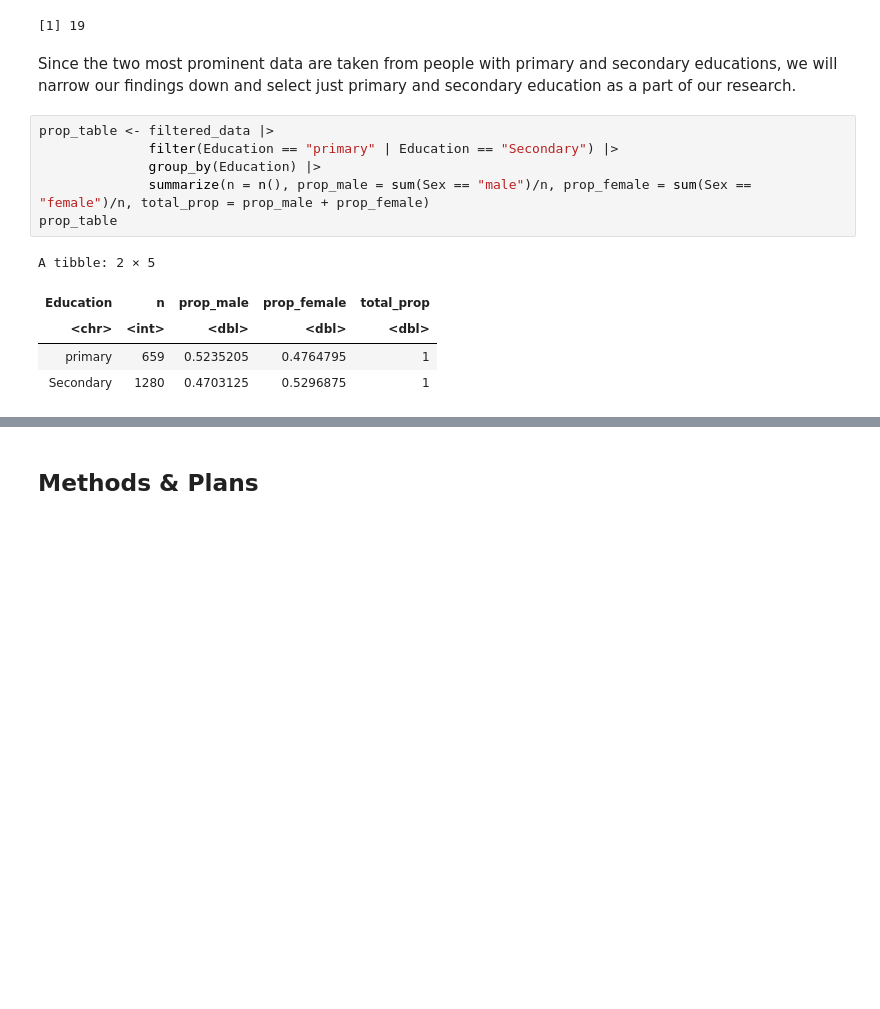
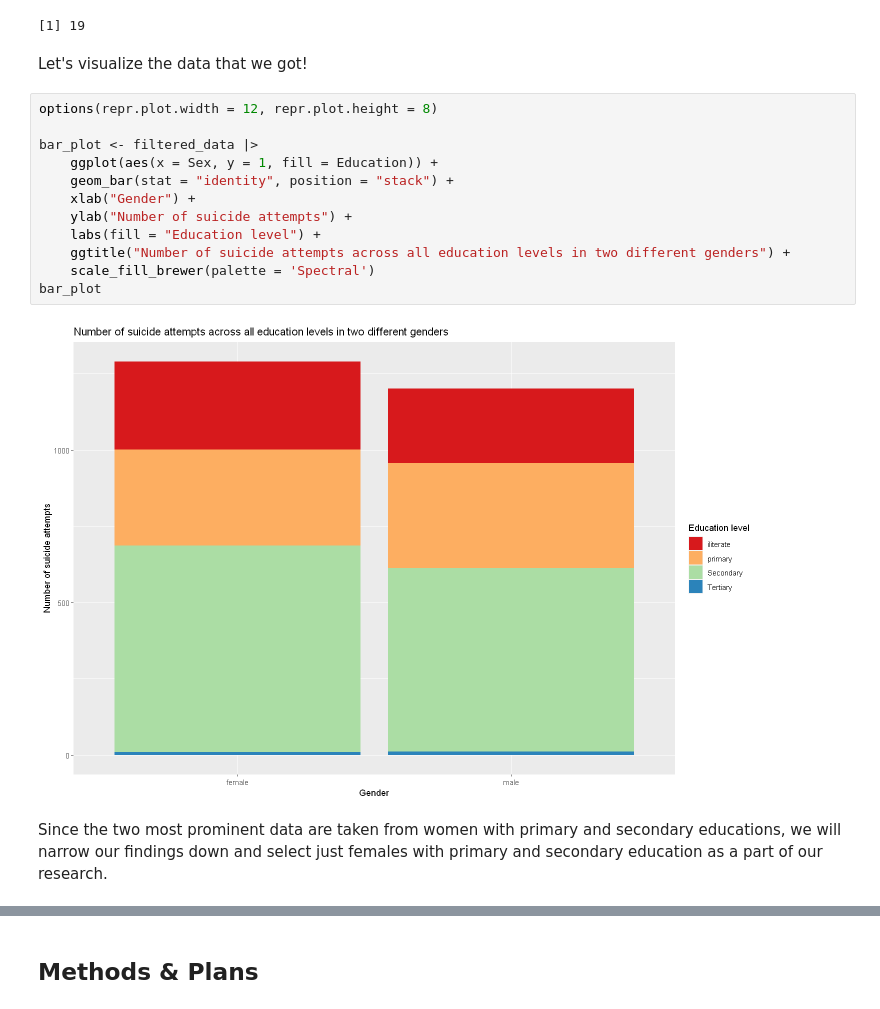
Before and after one commit to msamanthaf/stat201-inference, a Jupyter notebook: Proposal_Group4 (1) (1).ipynb, the cells around one changed output, grey strips where cells are left out. Cells and saved outputs as stored; diff of their text form; blank space fills up the shorter version.

Commit message:
Made raw bar plot

```diff
--- a/Proposal_Group4 (1) (1).ipynb
+++ b/Proposal_Group4 (1) (1).ipynb
@@ -128,17 +128,21 @@ tertiary
 [1] 659
 [1] 1280
 [1] 19
+# %% [markdown]
+Let's visualize the data that we got!
+# %%
+options(repr.plot.width = 12, repr.plot.height = 8)
+
+bar_plot <- filtered_data |>
+    ggplot(aes(x = Sex, y = 1, fill = Education)) +
+    geom_bar(stat = "identity", position = "stack") +
+    xlab("Gender") +
+    ylab("Number of suicide attempts") +
+    labs(fill = "Education level") +
+    ggtitle("Number of suicide attempts across all education levels in two different genders") +
+    scale_fill_brewer(palette = 'Spectral')
+bar_plot
+# %% [output]
+[figure, added]
 # %% [markdown]
-Since the two most prominent data are taken from people with primary and secondary educations, we will narrow our findings down and select just primary and secondary education as a part of our research.
+Since the two most prominent data are taken from women with primary and secondary educations, we will narrow our findings down and select just females with primary and secondary education as a part of our research.
-# %%
-prop_table <- filtered_data |>
-         	  filter(Education == "primary" | Education == "Secondary") |>
-              group_by(Education) |>
-              summarize(n = n(), prop_male = sum(Sex == "male")/n, prop_female = sum(Sex == "female")/n, total_prop = prop_male + prop_female)
-prop_table
-# %% [output]
-A tibble: 2 × 5
-| Education | n | prop_male | prop_female | total_prop |
-| <chr> | <int> | <dbl> | <dbl> | <dbl> |
-| primary | 659 | 0.5235205 | 0.4764795 | 1 |
-| Secondary | 1280 | 0.4703125 | 0.5296875 | 1 |
```
Also changed, not shown: parts of 2 cells of this notebook.
